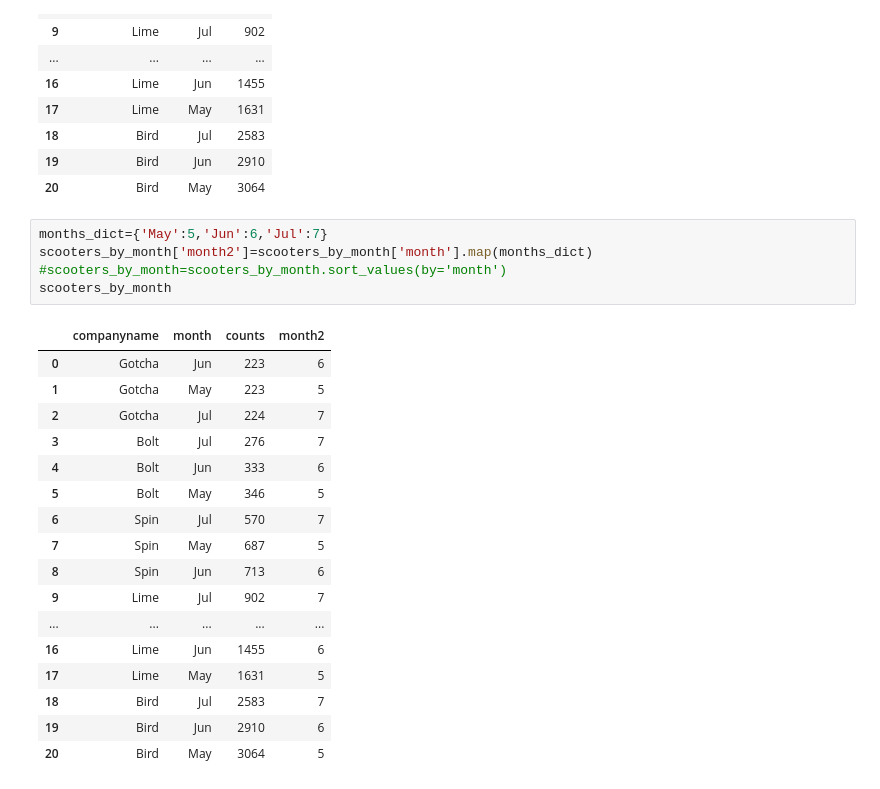
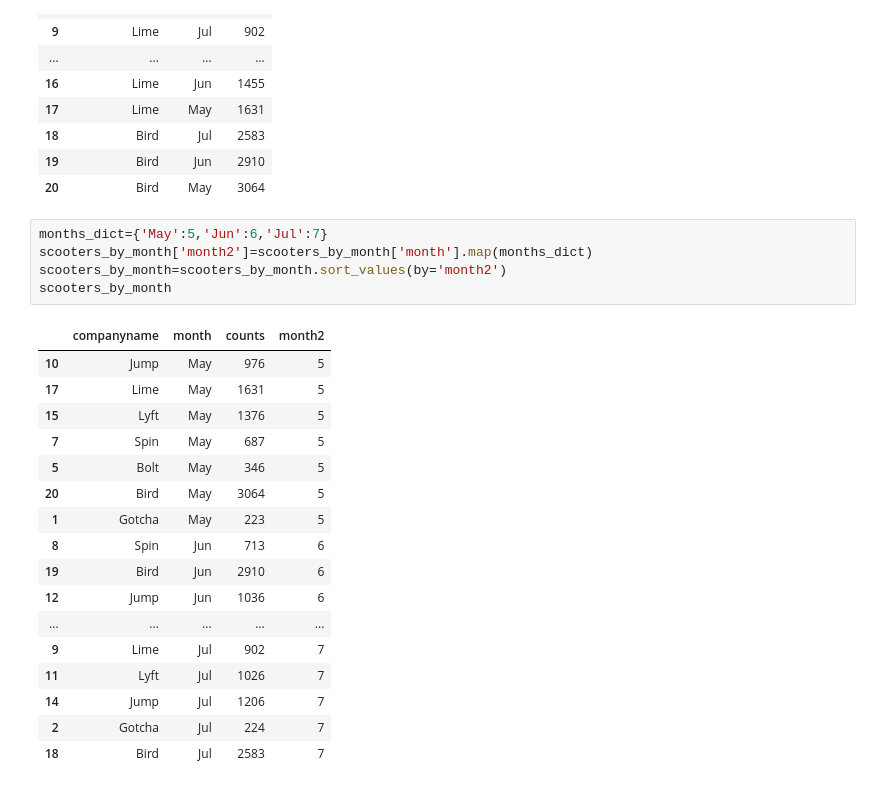
Before and after one commit to elisianguyen/nashville_scooters, a Jupyter notebook: notebooks/scooter_code.ipynb, the cells around one changed output. Saved outputs shown, nothing was run; the diff lists cells and outputs as text.

```diff
--- a/notebooks/scooter_code.ipynb
+++ b/notebooks/scooter_code.ipynb
@@ -289,23 +310,23 @@ scooters_by_month
 # %%
 months_dict={'May':5,'Jun':6,'Jul':7}
 scooters_by_month['month2']=scooters_by_month['month'].map(months_dict)
-#scooters_by_month=scooters_by_month.sort_values(by='month')
+scooters_by_month=scooters_by_month.sort_values(by='month2')
 scooters_by_month
 # %% [output]
 |  | companyname | month | counts | month2 |
-| 0 | Gotcha | Jun | 223 | 6 |
+| 10 | Jump | May | 976 | 5 |
+| 17 | Lime | May | 1631 | 5 |
+| 15 | Lyft | May | 1376 | 5 |
+| 7 | Spin | May | 687 | 5 |
+| 5 | Bolt | May | 346 | 5 |
+| 20 | Bird | May | 3064 | 5 |
 | 1 | Gotcha | May | 223 | 5 |
+| 8 | Spin | Jun | 713 | 6 |
+| 19 | Bird | Jun | 2910 | 6 |
+| 12 | Jump | Jun | 1036 | 6 |
+| ... | ... | ... | ... | ... |
+| 9 | Lime | Jul | 902 | 7 |
+| 11 | Lyft | Jul | 1026 | 7 |
+| 14 | Jump | Jul | 1206 | 7 |
 | 2 | Gotcha | Jul | 224 | 7 |
-| 3 | Bolt | Jul | 276 | 7 |
-| 4 | Bolt | Jun | 333 | 6 |
-| 5 | Bolt | May | 346 | 5 |
-| 6 | Spin | Jul | 570 | 7 |
-| 7 | Spin | May | 687 | 5 |
-| 8 | Spin | Jun | 713 | 6 |
-| 9 | Lime | Jul | 902 | 7 |
-| ... | ... | ... | ... | ... |
-| 16 | Lime | Jun | 1455 | 6 |
-| 17 | Lime | May | 1631 | 5 |
 | 18 | Bird | Jul | 2583 | 7 |
-| 19 | Bird | Jun | 2910 | 6 |
-| 20 | Bird | May | 3064 | 5 |
```
Also changed, not shown: parts of 12 cells of this notebook.
